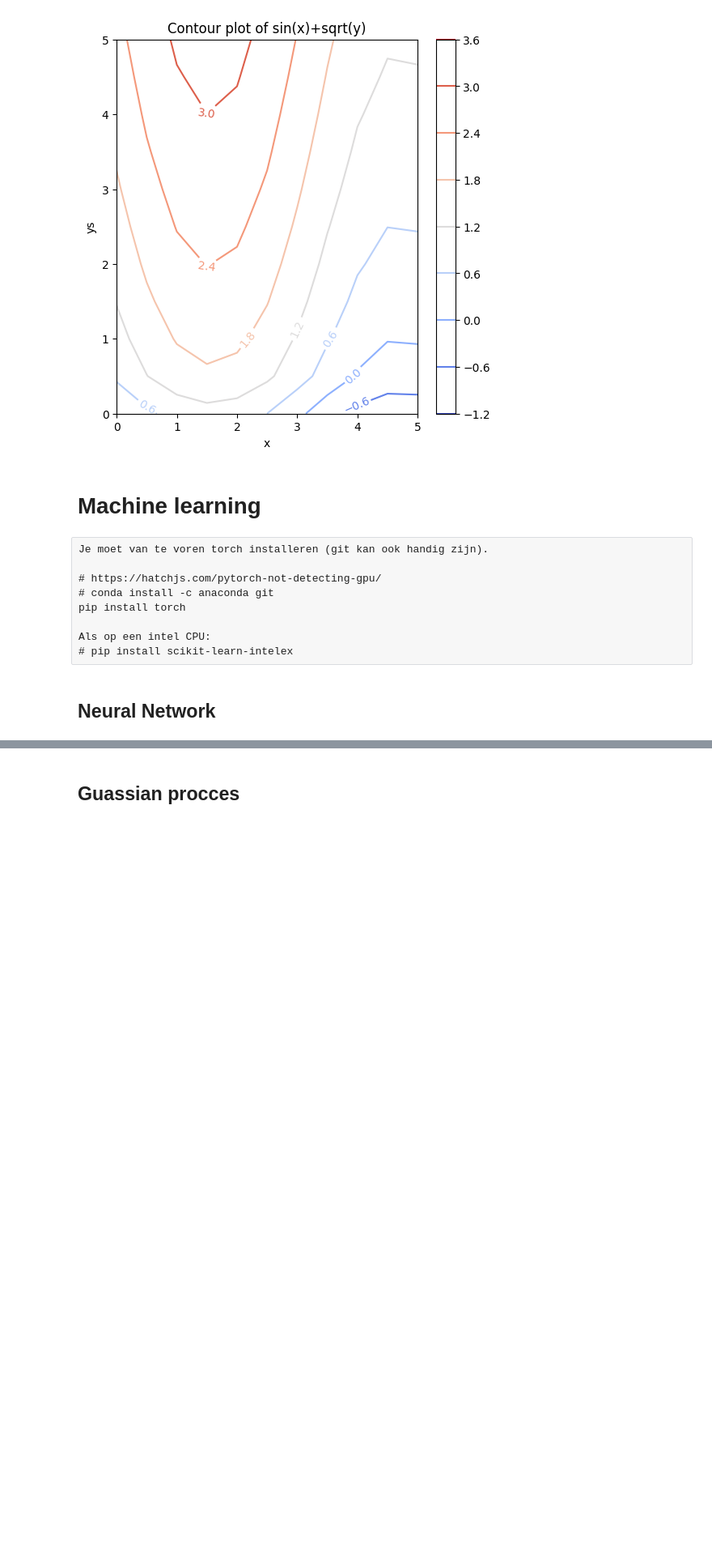
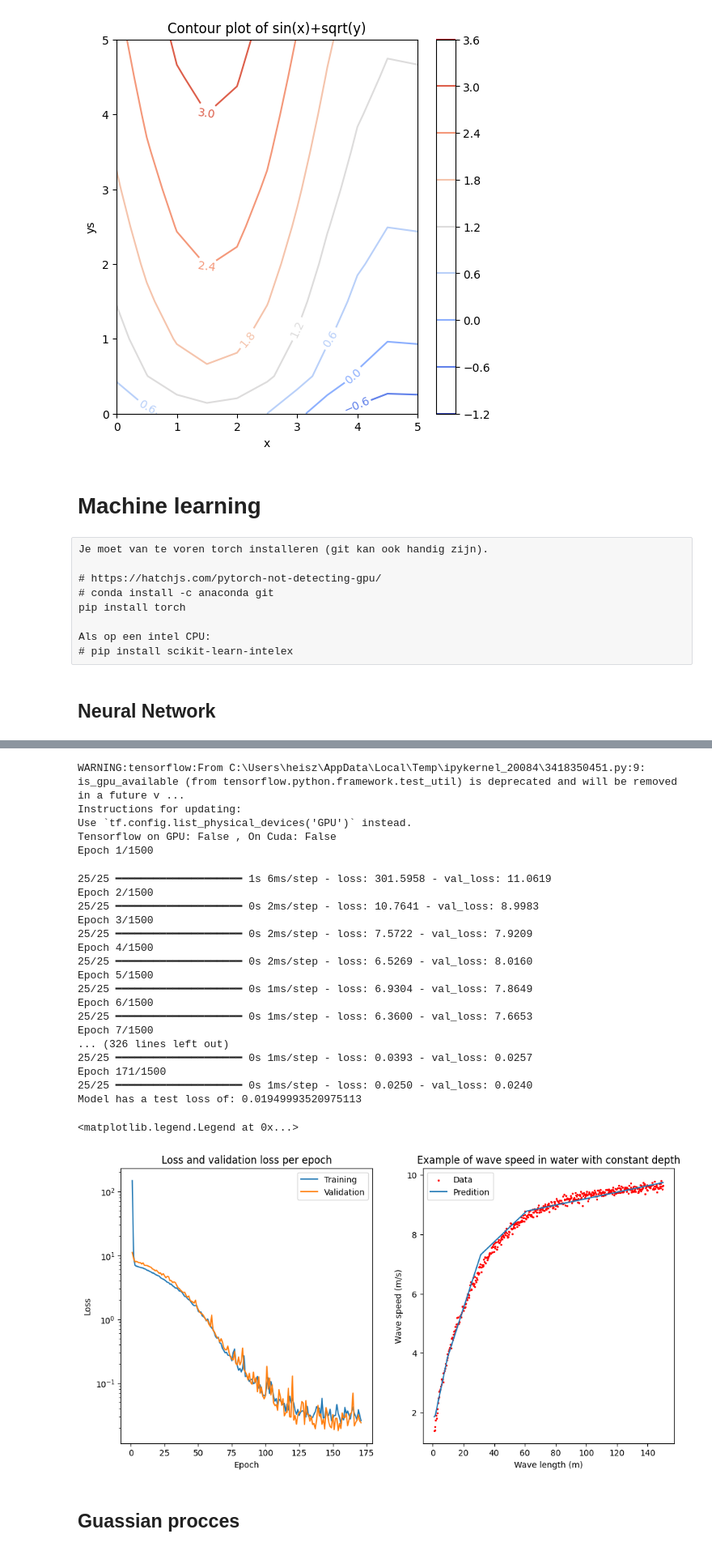
Before and after one commit to TimHeiszwolf/templates_and_scripts, a Jupyter notebook: StandardThings.ipynb, the cells around one changed output, grey strips where cells are left out. Shown at 81% size. Saved outputs shown, nothing was run; the diff lists cells and outputs as text; code cells hidden in the pictures; blank space fills up the shorter version.

Commit message:
Add machine learning

```diff
--- a/StandardThings.ipynb
+++ b/StandardThings.ipynb
@@ -339,3 +427,81 @@ False
+# %%
+import tensorflow as tf
+import keras
+from keras.models import Sequential, model_from_json
+from keras.layers import Dense, Conv2D, Flatten, Dropout, MaxPooling2D, ZeroPadding2D, AveragePooling2D
+from keras.optimizers import SGD, Adam, Adagrad, RMSprop# https://keras.io/api/optimizers/
+from keras.losses import mean_squared_error, mean_absolute_error, mean_absolute_percentage_error
+from sklearn.model_selection import train_test_split
+
+print("Tensorflow on GPU:",tf.test.is_gpu_available(), ", On Cuda:",tf.test.is_gpu_available(cuda_only=True))
+
+# Transform the data
+x_data = np.array([[i] for i in x])
+y_data = np.array([[i] for i in y])# When having multiple inputs/outputs add more within each list.
+
+x_train, x_test, y_train, y_test = train_test_split(x_data, y_data, test_size=0.3)# Split of 30% to use for testing, the keras model already splits of a part for validation.
+
+# define the keras model
+model = Sequential()
+model.add(Dense(12, input_shape=(1,), activation='relu'))
+model.add(Dense(8, activation='relu'))
+model.add(Dense(1))
+
+optimizer = Adam(learning_rate=0.005)
+callbacks = [keras.callbacks.EarlyStopping(monitor='loss', patience=15)]#https://keras.io/api/callbacks/early_stopping/
+model.compile(loss=mean_squared_error, optimizer=optimizer)#Can also easily define your own loss function.
+
+# Fit the keras model and evaluate
+history = model.fit(x_train, y_train, epochs=1500, batch_size=10, validation_split=0.3, verbose=1, callbacks=callbacks)
+training_loss = history.history["loss"]#print(history.history.keys())
+validation_loss = history.history["val_loss"]
+
+test_loss = model.evaluate(x_test, y_test, verbose=0)
+print("Model has a test loss of:", test_loss)
+
+# Make predictions and plot
+predictions = model.predict(x_data, verbose=0)
+
+fig, [ax1, ax2] = plt.subplots(1, 2, figsize = (12,6))# Make a plot.
+ax1.plot(range(1, len(training_loss)+1), training_loss, label="Training")
+ax1.plot(range(1, len(validation_loss)+1), validation_loss, label="Validation")
+ax1.set_xlabel("Epoch")
+ax1.set_ylabel("Loss")
+ax1.set_yscale('log')
+ax1.set_title("Loss and validation loss per epoch")
+ax1.legend()
+
+ax2.scatter(x, y, label="Data", s=2, marker="o", color='r')
+ax2.plot(x, predictions, label="Predition")
+ax2.set_xlabel("Wave length (m)")
+ax2.set_ylabel("Wave speed (m/s)")
+ax2.set_title("Example of wave speed in water with constant depth")
+ax2.legend()
+# %% [output]
+WARNING:tensorflow:From C:\Users\heisz\AppData\Local\Temp\ipykernel_20084\3418350451.py:9: is_gpu_available (from tensorflow.python.framework.test_util) is deprecated and will be removed in a future v ...
+Instructions for updating:
+Use `tf.config.list_physical_devices('GPU')` instead.
+Tensorflow on GPU: False , On Cuda: False
+Epoch 1/1500
+25/25 ━━━━━━━━━━━━━━━━━━━━ 1s 6ms/step - loss: 301.5958 - val_loss: 11.0619
+Epoch 2/1500
+25/25 ━━━━━━━━━━━━━━━━━━━━ 0s 2ms/step - loss: 10.7641 - val_loss: 8.9983
+Epoch 3/1500
+25/25 ━━━━━━━━━━━━━━━━━━━━ 0s 2ms/step - loss: 7.5722 - val_loss: 7.9209
+Epoch 4/1500
+25/25 ━━━━━━━━━━━━━━━━━━━━ 0s 2ms/step - loss: 6.5269 - val_loss: 8.0160
+Epoch 5/1500
+25/25 ━━━━━━━━━━━━━━━━━━━━ 0s 1ms/step - loss: 6.9304 - val_loss: 7.8649
+Epoch 6/1500
+25/25 ━━━━━━━━━━━━━━━━━━━━ 0s 1ms/step - loss: 6.3600 - val_loss: 7.6653
+Epoch 7/1500
+... (326 lines left out)
+25/25 ━━━━━━━━━━━━━━━━━━━━ 0s 1ms/step - loss: 0.0393 - val_loss: 0.0257
+Epoch 171/1500
+25/25 ━━━━━━━━━━━━━━━━━━━━ 0s 1ms/step - loss: 0.0250 - val_loss: 0.0240
+Model has a test loss of: 0.01949993520975113
+<matplotlib.legend.Legend at 0x...>
+[figure, added]
 # %% [markdown]
 ## Guassian procces
 # %%
```
Also changed, not shown: parts of 25 cells of this notebook.
